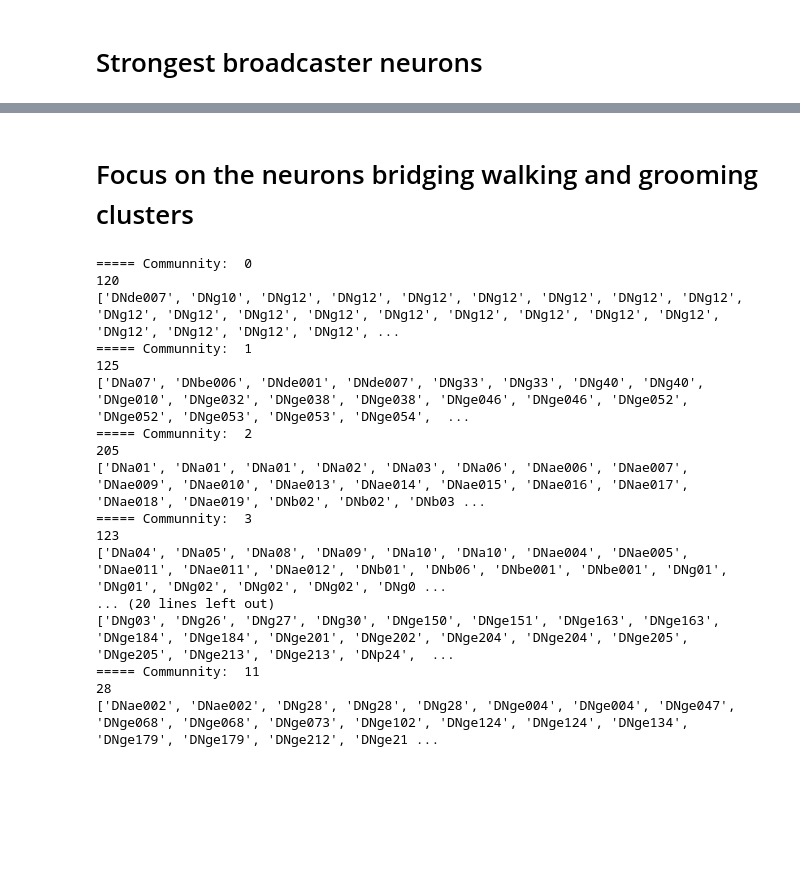
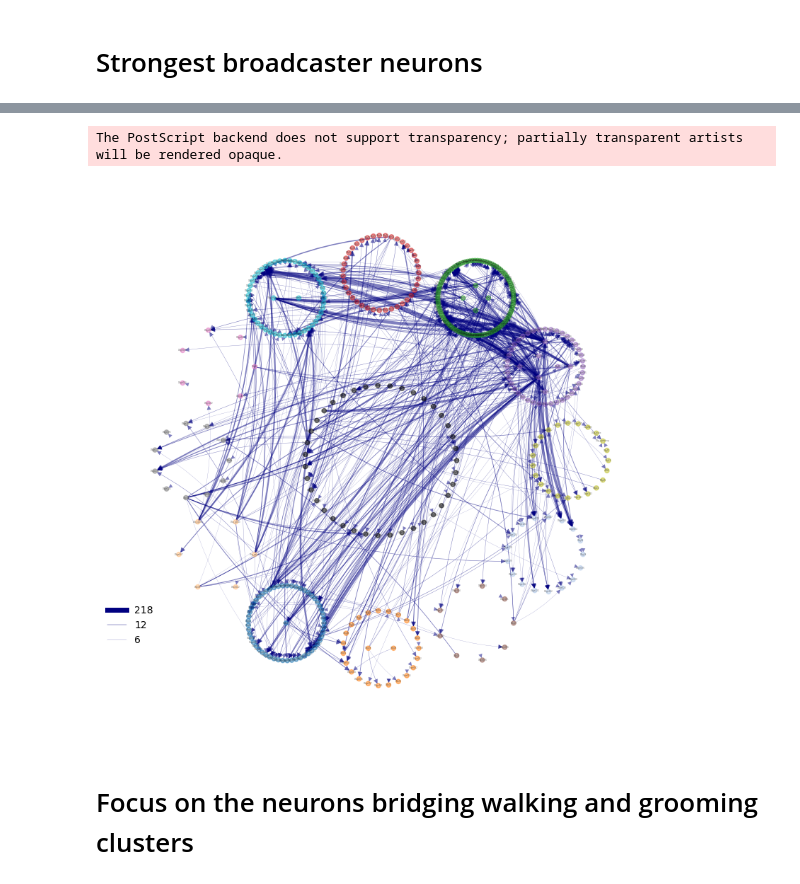
Before and after one commit to NeLy-EPFL/dn_networks, a Jupyter notebook: dn_connectomics/test_ground.ipynb, the cells around one changed output, grey strips where cells are left out. Cells and saved outputs as stored; diff of their text form; code cells hidden in the pictures; blank space fills up the shorter version.

```diff
--- a/dn_connectomics/test_ground.ipynb
+++ b/dn_connectomics/test_ground.ipynb
@@ -137,0 +114,4 @@ dn_data
+# %%
+# Add neurotransmitter type from the nodes table
+for index, row in dn_data.iterrows():
+    dn_data.loc[index, 'nt_type'] = nodes.loc[nodes['root_id'] == row['root_id'], 'nt_type'].values[0]
@@ -138,27 +379,36 @@ dn_data
+# %%
+
+# remove all the edges that don't have a negative weight from the graph
+edges_to_remove = []
+for edge in known_graph.edges():
+    if known_graph.edges[edge]['weight'] >= 0:
+        edges_to_remove.append(edge)
+
+# inhibitory graph: subset of the graph with only the inhibitory edges
+inhib_graph = known_graph.copy()
+inhib_graph.remove_edges_from(edges_to_remove)
+
+full_inhib_graph = dn_graph.copy()
+full_inhib_to_remove = []
+for edge in full_inhib_graph.edges():
+    if full_inhib_graph.edges[edge]['eff_weight'] >= 0:
+        full_inhib_to_remove.append(edge)
+    if not edge[0] in known_graph.nodes():
+        full_inhib_to_remove.append(edge)
+full_inhib_graph.remove_edges_from(full_inhib_to_remove)
+# remove nodes that are not in the inhibitory graph
+nodes_connected = []
+for edge in full_inhib_graph.edges():
+    nodes_connected.append(edge[0])
+    nodes_connected.append(edge[1])
+full_inhib_graph.remove_nodes_from([node for node in full_inhib_graph.nodes() if not node in nodes_connected])
+
+#draw_clusters_interactions(known_graph, filename = 'all_known_neurons')
+draw_clusters_interactions(full_inhib_graph, filename = 'all_inhibitory_neurons_small')
+# %% [output]
+The PostScript backend does not support transparency; partially transparent artists will be rendered opaque.
+[figure, added]
 # %% [markdown]
 # Focus on the neurons bridging walking and grooming clusters
-# %%
-for count, c_ in enumerate(communities):
-    print("===== Communnity: ", count)
-    print(len(c_))
-    print([get_name_from_rootid(x) for x in c_])
-# %% [output]
-===== Communnity:  0
-120
-['DNde007', 'DNg10', 'DNg12', 'DNg12', 'DNg12', 'DNg12', 'DNg12', 'DNg12', 'DNg12', 'DNg12', 'DNg12', 'DNg12', 'DNg12', 'DNg12', 'DNg12', 'DNg12', 'DNg12', 'DNg12', 'DNg12', 'DNg12', 'DNg12', 'DNg12', ...
-===== Communnity:  1
-125
-['DNa07', 'DNbe006', 'DNde001', 'DNde007', 'DNg33', 'DNg33', 'DNg40', 'DNg40', 'DNge010', 'DNge032', 'DNge038', 'DNge038', 'DNge046', 'DNge046', 'DNge052', 'DNge052', 'DNge053', 'DNge053', 'DNge054',  ...
-===== Communnity:  2
-205
-['DNa01', 'DNa01', 'DNa01', 'DNa02', 'DNa03', 'DNa06', 'DNae006', 'DNae007', 'DNae009', 'DNae010', 'DNae013', 'DNae014', 'DNae015', 'DNae016', 'DNae017', 'DNae018', 'DNae019', 'DNb02', 'DNb02', 'DNb03 ...
-===== Communnity:  3
-123
-['DNa04', 'DNa05', 'DNa08', 'DNa09', 'DNa10', 'DNa10', 'DNae004', 'DNae005', 'DNae011', 'DNae011', 'DNae012', 'DNb01', 'DNb06', 'DNbe001', 'DNbe001', 'DNg01', 'DNg01', 'DNg02', 'DNg02', 'DNg02', 'DNg0 ...
-... (20 lines left out)
-['DNg03', 'DNg26', 'DNg27', 'DNg30', 'DNge150', 'DNge151', 'DNge163', 'DNge163', 'DNge184', 'DNge184', 'DNge201', 'DNge202', 'DNge204', 'DNge204', 'DNge205', 'DNge205', 'DNge213', 'DNge213', 'DNp24',  ...
-===== Communnity:  11
-28
-['DNae002', 'DNae002', 'DNg28', 'DNg28', 'DNg28', 'DNge004', 'DNge004', 'DNge047', 'DNge068', 'DNge068', 'DNge073', 'DNge102', 'DNge124', 'DNge124', 'DNge134', 'DNge179', 'DNge179', 'DNge212', 'DNge21 ...
 # %%
 # walking cluster nb:
```
Also changed, not shown: parts of 26 cells of this notebook, 10 other files.
